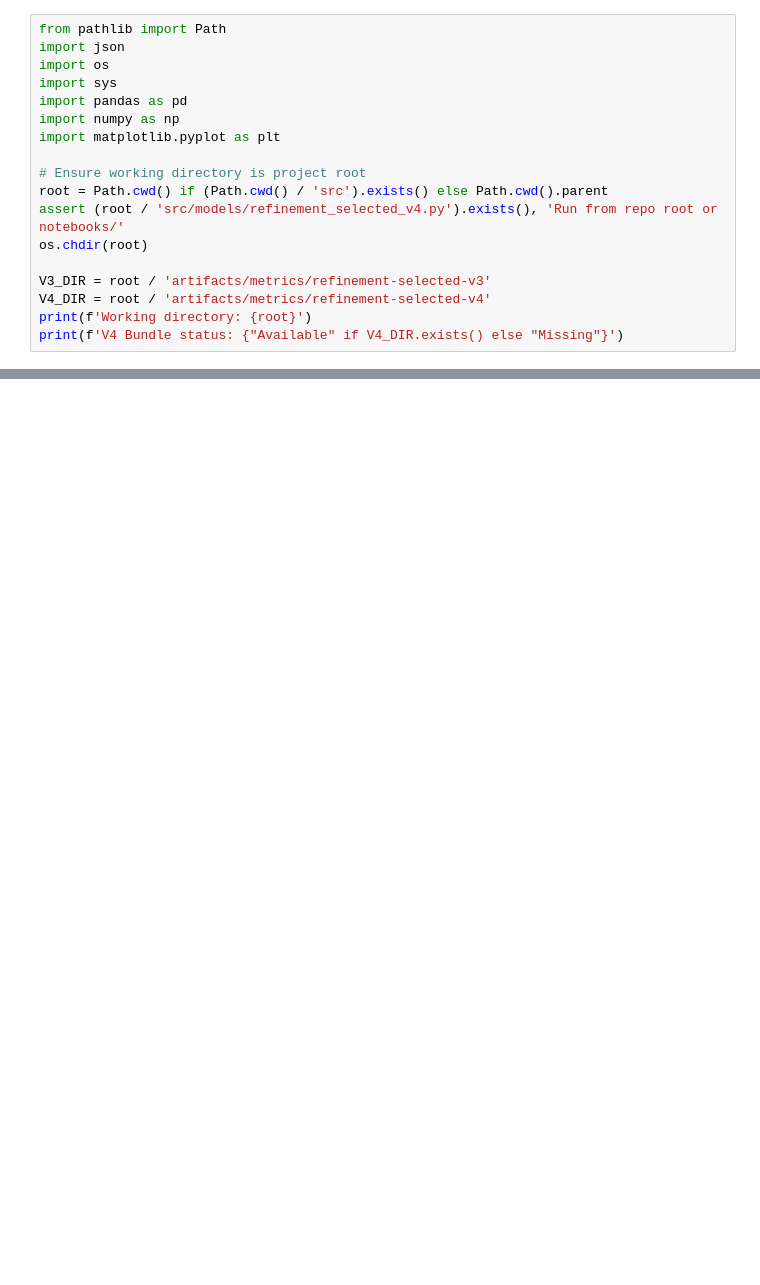
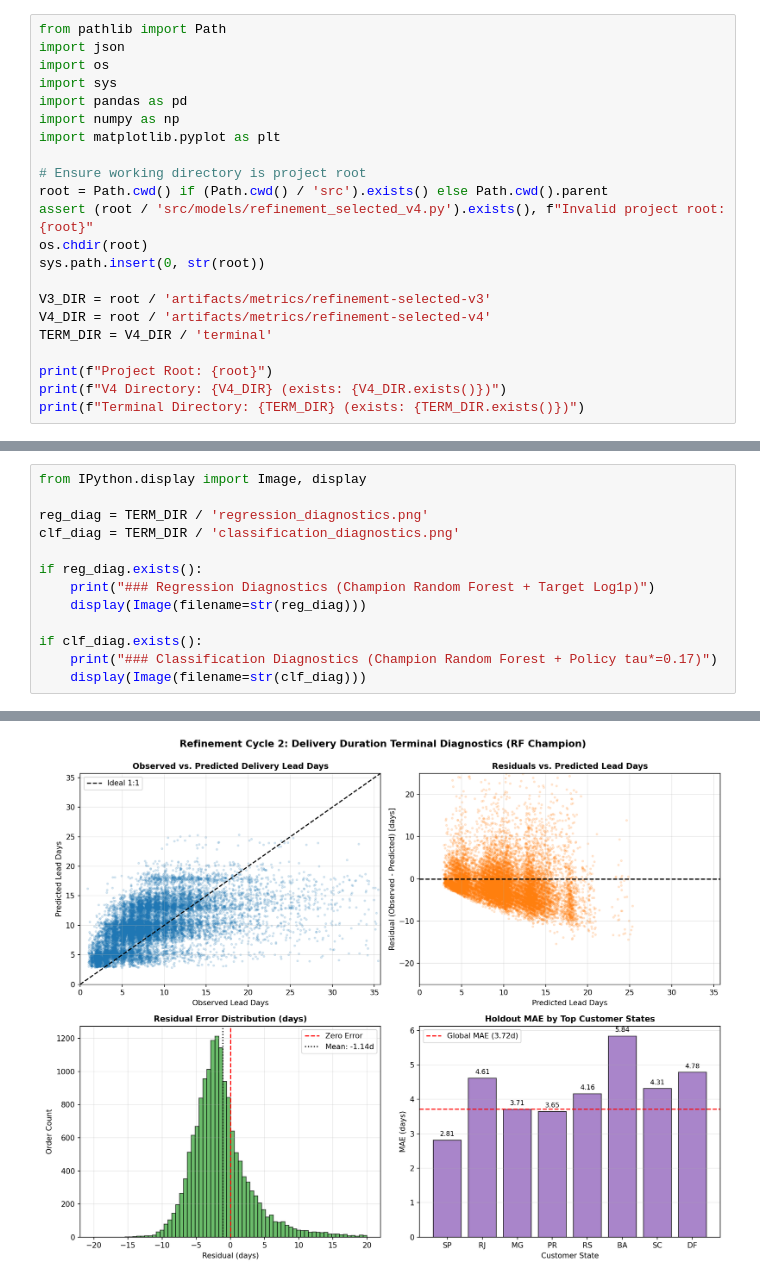
Before and after one commit to wuqianzong/Team11_IT5006_Ecommerce_Analytics_AY2627Sem1, a Jupyter notebook: notebooks/09_refinement_cycle2_migration.ipynb, the cells around one changed output, grey strips where cells are left out. Saved outputs shown, nothing was run; the diff lists cells and outputs as text; blank space fills up the shorter version.

```diff
--- a/notebooks/09_refinement_cycle2_migration.ipynb
+++ b/notebooks/09_refinement_cycle2_migration.ipynb
@@ -21,11 +22,15 @@ import matplotlib.pyplot as plt
 
 # Ensure working directory is project root
 root = Path.cwd() if (Path.cwd() / 'src').exists() else Path.cwd().parent
-assert (root / 'src/models/refinement_selected_v4.py').exists(), 'Run from repo root or notebooks/'
+assert (root / 'src/models/refinement_selected_v4.py').exists(), f"Invalid project root: {root}"
 os.chdir(root)
+sys.path.insert(0, str(root))
 
 V3_DIR = root / 'artifacts/metrics/refinement-selected-v3'
 V4_DIR = root / 'artifacts/metrics/refinement-selected-v4'
-print(f'Working directory: {root}')
-print(f'V4 Bundle status: {"Available" if V4_DIR.exists() else "Missing"}')
+TERM_DIR = V4_DIR / 'terminal'
+
+print(f"Project Root: {root}")
+print(f"V4 Directory: {V4_DIR} (exists: {V4_DIR.exists()})")
+print(f"Terminal Directory: {TERM_DIR} (exists: {TERM_DIR.exists()})")
 # %% [output]
@@ -204,0 +269,14 @@ We instantiate `SelectedScorerV4` directly from the frozen serialized model bund
+# %%
+from IPython.display import Image, display
+
+reg_diag = TERM_DIR / 'regression_diagnostics.png'
+clf_diag = TERM_DIR / 'classification_diagnostics.png'
+
+if reg_diag.exists():
+    print("### Regression Diagnostics (Champion Random Forest + Target Log1p)")
+    display(Image(filename=str(reg_diag)))
+
+if clf_diag.exists():
+    print("### Classification Diagnostics (Champion Random Forest + Policy tau*=0.17)")
+    display(Image(filename=str(clf_diag)))
+# %% [output]
@@ -204,0 +284 @@ We instantiate `SelectedScorerV4` directly from the frozen serialized model bund
+[figure, added]
```
Also changed, not shown: parts of 24 cells of this notebook, 1 other file.
